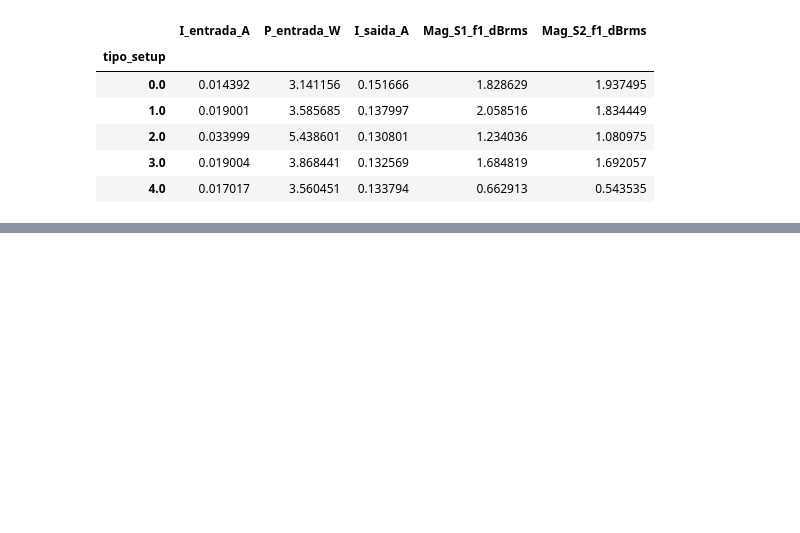
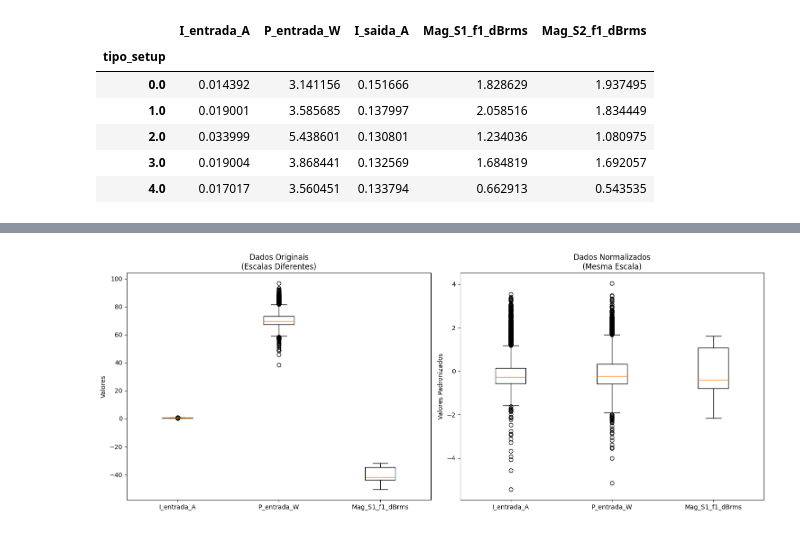
Before and after one commit to joaoopalma/aps1-ia-automacao, a Jupyter notebook: projeto2.ipynb, the cells around one changed output, grey strips where cells are left out. Saved outputs shown, nothing was run; the diff lists cells and outputs as text; code cells hidden in the pictures; blank space fills up the shorter version.

```diff
--- a/projeto2.ipynb
+++ b/projeto2.ipynb
@@ -370,0 +476,18 @@ Correlações altas encontradas: 16 pares
+# %%
+# Importar StandardScaler para normalização
+from sklearn.preprocessing import StandardScaler
+
+# Criar o objeto de normalização
+scaler = StandardScaler()
+# %%
+# Normalizar os dados de treinamento
+X_train_scaled = scaler.fit_transform(X_train)
+X_test_scaled = scaler.transform(X_test)
+
+# Converter de volta para DataFrame para facilitar visualização
+X_train_scaled_df = pd.DataFrame(X_train_scaled, columns=X_train.columns, index=X_train.index)
+X_test_scaled_df = pd.DataFrame(X_test_scaled, columns=X_test.columns, index=X_test.index)
+
+print("Dados normalizados criados!")
+print(f"X_train_scaled shape: {X_train_scaled_df.shape}")
+print(f"X_test_scaled shape: {X_test_scaled_df.shape}")
@@ -370,0 +524,22 @@ Correlações altas encontradas: 16 pares
+# %%
+# Visualizar a diferença de escalas
+import matplotlib.pyplot as plt
+
+fig, axes = plt.subplots(1, 2, figsize=(15, 6))
+
+# Dados originais
+axes[0].boxplot([X_train['I_entrada_A'], X_train['P_entrada_W'], X_train['Mag_S1_f1_dBrms']],
+                labels=['I_entrada_A', 'P_entrada_W', 'Mag_S1_f1_dBrms'])
+axes[0].set_title('Dados Originais\n(Escalas Diferentes)')
+axes[0].set_ylabel('Valores')
+
+# Dados normalizados
+axes[1].boxplot([X_train_scaled_df['I_entrada_A'], X_train_scaled_df['P_entrada_W'], X_train_scaled_df['Mag_S1_f1_dBrms']],
+                labels=['I_entrada_A', 'P_entrada_W', 'Mag_S1_f1_dBrms'])
+axes[1].set_title('Dados Normalizados\n(Mesma Escala)')
+axes[1].set_ylabel('Valores Padronizados')
+
+plt.tight_layout()
+plt.show()
+# %% [output]
+[figure, added]
```
Also changed, not shown: parts of 16 cells of this notebook.
